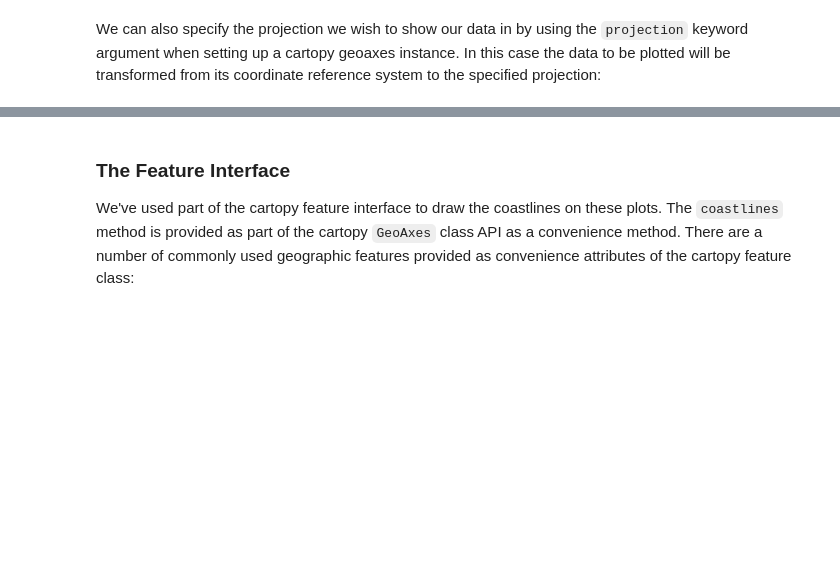
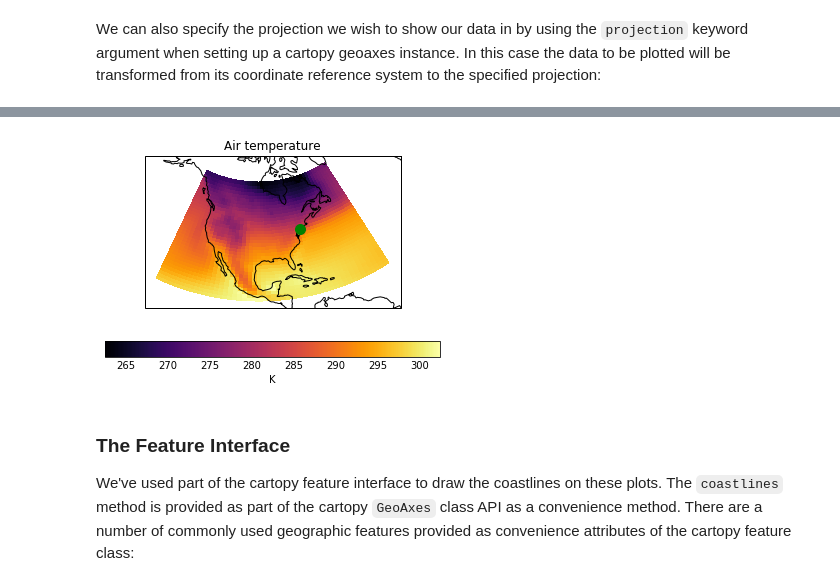
Before and after one commit to lbdreyer/space_apps_2019_scitools_tutorial, a Jupyter notebook: scitools_tutorial.ipynb, the cells around one changed output, grey strips where cells are left out. Saved outputs shown, nothing was run; the diff lists cells and outputs as text; code cells hidden in the pictures; blank space fills up the shorter version.

```diff
--- a/scitools_tutorial.ipynb
+++ b/scitools_tutorial.ipynb
@@ -275,5 +281,5 @@ Pictorially the Cube has taken on more information than a simple array:
 # %% [markdown]
 Let's load a file from the [Iris sample data](https://github.com/SciTools/iris-sample-data) repository as an Iris cube and print the cube to take a look at Iris' representation of the cube object:
 # %%
-fname = iris.sample_data_path('wind_speed_lake_victoria.pp')
+fname = iris.sample_data_path('A1B_north_america.nc')
 print(fname)
@@ -433,3 +601,16 @@ plt.show()
+# %%
+# Set up an axes instance with a Lambert Conformal projection
+# and add content and coastlines.
+ax = plt.axes(projection=ccrs.LambertConformal())
+qplt.pcolormesh(time_mean_cube, cmap='inferno')
+ax.coastlines()
+
+# Now plot New York on the map. Note the use of the `transform` keyword.
+plt.scatter(ny_lon, ny_lat, c='g', s=100, zorder=10, transform=ccrs.PlateCarree())
+
+plt.show()
+# %% [output]
+[figure, added]
 # %% [markdown]
 ### The Feature Interface
 
```
Also changed, not shown: parts of 54 cells of this notebook, 1 other file.
